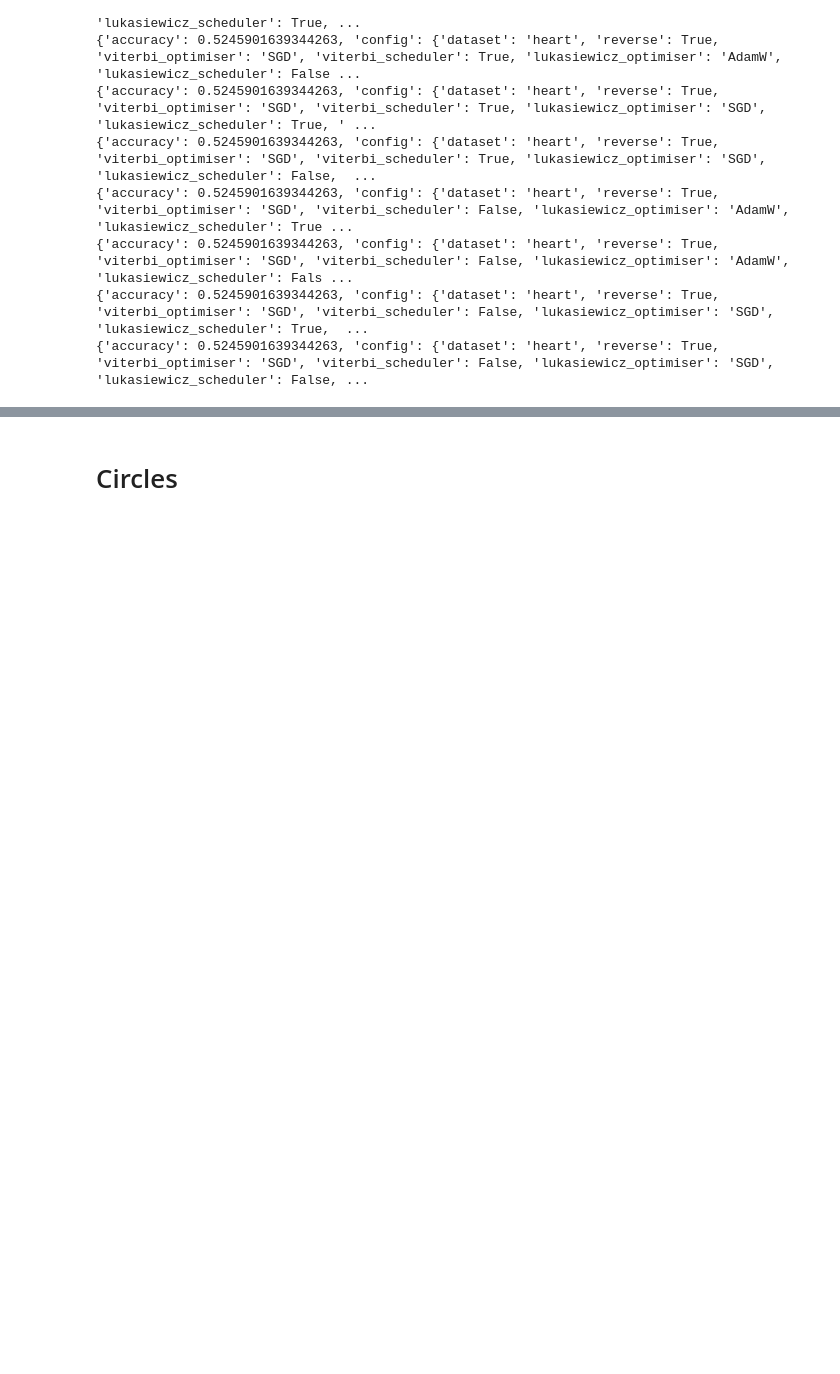
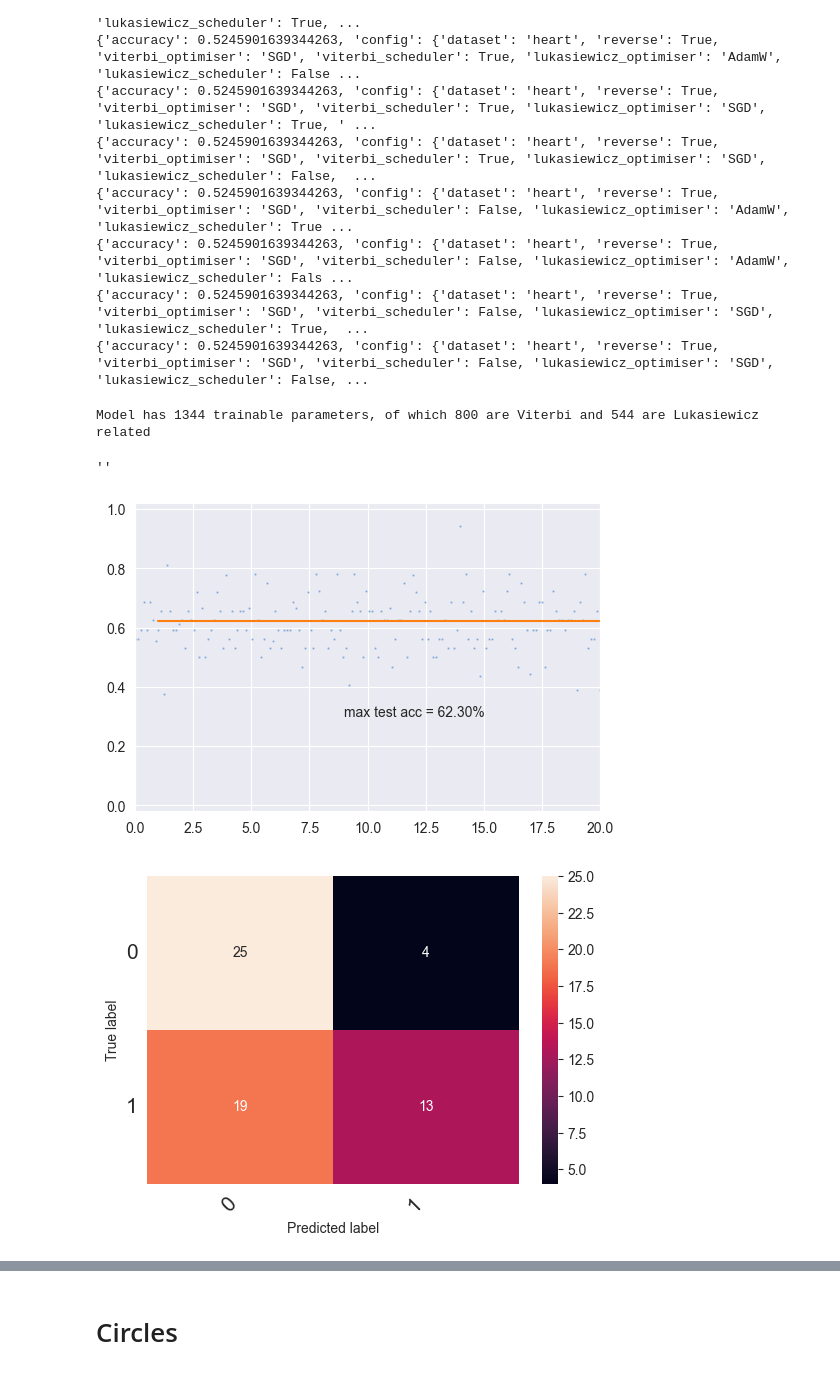
Before and after one commit to bmnsmets/semitorch, a Jupyter notebook: experiments/Master thesis/fullyconnected_01.ipynb, the cells around one changed output, grey strips where cells are left out. Drawn from its saved outputs; the diff is of its cells as text; code cells hidden in the pictures; blank space fills up the shorter version.

```diff
--- a/experiments/Master thesis/fullyconnected_01.ipynb
+++ b/experiments/Master thesis/fullyconnected_01.ipynb
@@ -791,18 +858,23 @@ Best trial config with accuracy of 0.5245901639344263: {'dataset': 'heart', 'rev
 # %%
 model = HeartModel(reverse=False).to(device)
 print(f"Model has {count_parameters(model.parameters())} trainable parameters, "
       f"of which {count_parameters(viterbi_parameters(model))} are Viterbi "
       f"and {count_parameters(lukasiewicz_parameters(model))} are Lukasiewicz related")
 
-viterbi_optimiser = ClampSGD(viterbi_parameters(model), lr=0.0010436799070880863)
-lukasiewicz_optimiser = ClampSGD(lukasiewicz_parameters(model), lr=0.007398253759093079)
+viterbi_optimiser = ClampSGD(viterbi_parameters(model), lr=0.03106803054279518)
+lukasiewicz_optimiser = ClampSGD(lukasiewicz_parameters(model), lr=0.08984594552823658)
 
 train(
     model,
     heart_train_loader,
     heart_test_loader,
     [viterbi_optimiser, lukasiewicz_optimiser],
     [],
     nn.CrossEntropyLoss(),
     20,
 )
+# %% [output]
+Model has 1344 trainable parameters, of which 800 are Viterbi and 544 are Lukasiewicz related
+''
+[figure, added]
+[figure, added]
```
Also changed, not shown: parts of 25 cells of this notebook, 1 other file.
